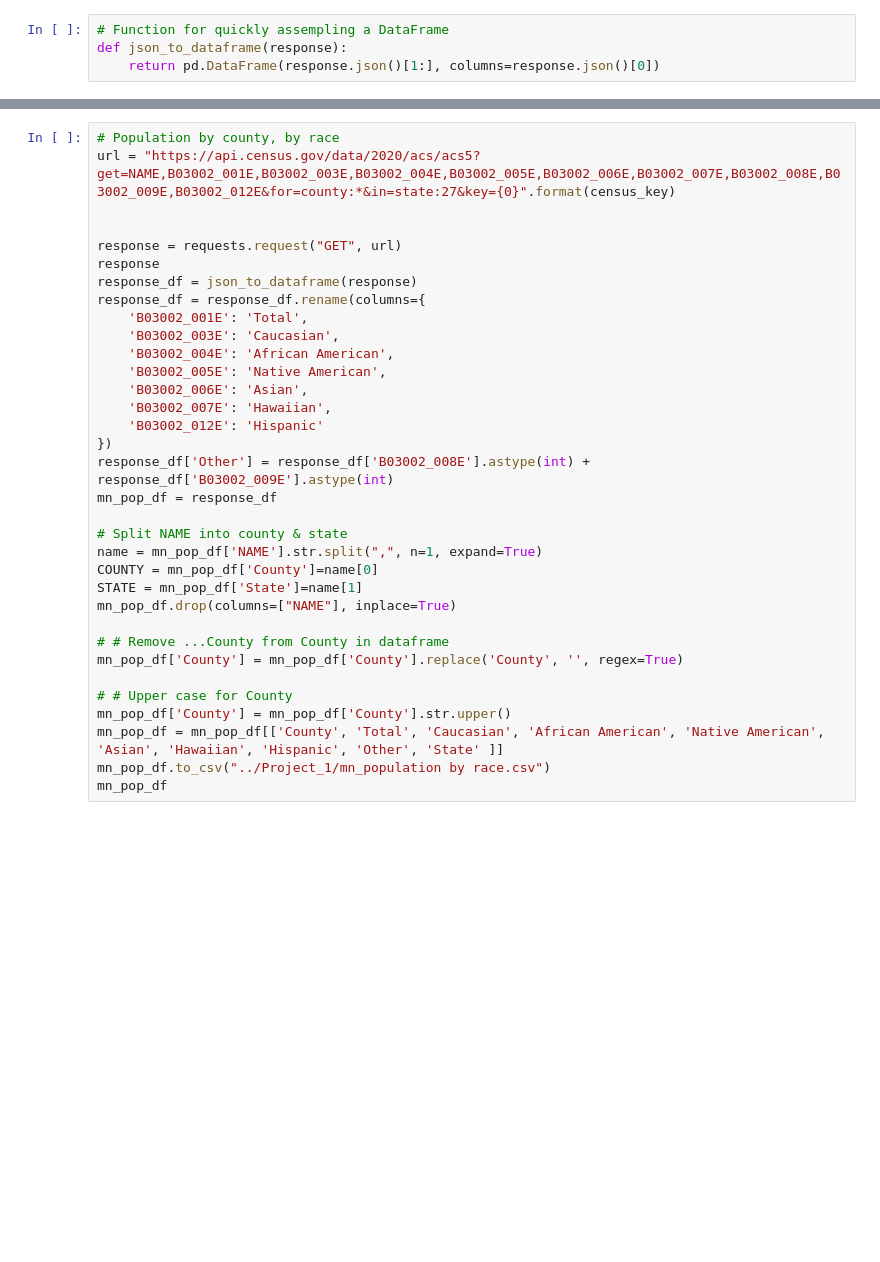
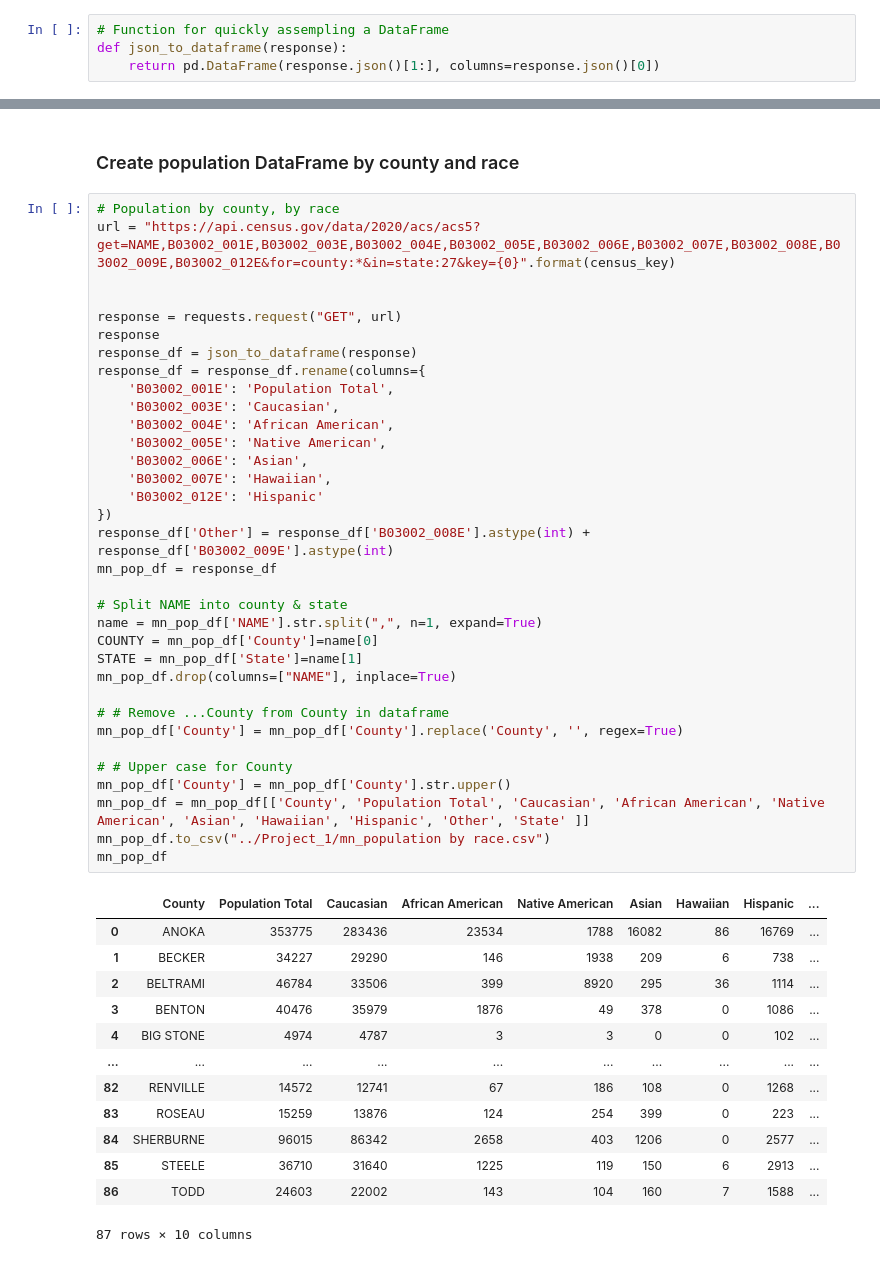
Before and after one commit to tlenzmeier58/Project_1, a Jupyter notebook: working.ipynb, the cells around one changed output, grey strips where cells are left out. Drawn from its saved outputs; the diff is of its cells as text; blank space fills up the shorter version.

```diff
--- a/working.ipynb
+++ b/working.ipynb
@@ -71,34 +146,50 @@ poverty_df
+# %% [markdown]
+### Create population DataFrame by county and race
 # %%
 # Population by county, by race
 url = "https://api.census.gov/data/2020/acs/acs5?get=NAME,B03002_001E,B03002_003E,B03002_004E,B03002_005E,B03002_006E,B03002_007E,B03002_008E,B03002_009E,B03002_012E&for=county:*&in=state:27&key={0}".format(census_key)
 
 
 response = requests.request("GET", url)
 response
 response_df = json_to_dataframe(response)
 response_df = response_df.rename(columns={
-    'B03002_001E': 'Total',
+    'B03002_001E': 'Population Total',
     'B03002_003E': 'Caucasian',
     'B03002_004E': 'African American',
     'B03002_005E': 'Native American',
     'B03002_006E': 'Asian',
     'B03002_007E': 'Hawaiian',
     'B03002_012E': 'Hispanic'
 })
 response_df['Other'] = response_df['B03002_008E'].astype(int) + response_df['B03002_009E'].astype(int)
 mn_pop_df = response_df
 
 # Split NAME into county & state
 name = mn_pop_df['NAME'].str.split(",", n=1, expand=True)
 COUNTY = mn_pop_df['County']=name[0]
 STATE = mn_pop_df['State']=name[1]
 mn_pop_df.drop(columns=["NAME"], inplace=True)
 
 # # Remove ...County from County in dataframe
 mn_pop_df['County'] = mn_pop_df['County'].replace('County', '', regex=True)
 
 # # Upper case for County
 mn_pop_df['County'] = mn_pop_df['County'].str.upper()
-mn_pop_df = mn_pop_df[['County', 'Total', 'Caucasian', 'African American', 'Native American', 'Asian', 'Hawaiian', 'Hispanic', 'Other', 'State' ]]
+mn_pop_df = mn_pop_df[['County', 'Population Total', 'Caucasian', 'African American', 'Native American', 'Asian', 'Hawaiian', 'Hispanic', 'Other', 'State' ]]
 mn_pop_df.to_csv("../Project_1/mn_population by race.csv")
 mn_pop_df
+# %% [output]
+|  | County | Population Total | Caucasian | African American | Native American | Asian | Hawaiian | Hispanic | ... |
+| 0 | ANOKA | 353775 | 283436 | 23534 | 1788 | 16082 | 86 | 16769 | ... |
+| 1 | BECKER | 34227 | 29290 | 146 | 1938 | 209 | 6 | 738 | ... |
+| 2 | BELTRAMI | 46784 | 33506 | 399 | 8920 | 295 | 36 | 1114 | ... |
+| 3 | BENTON | 40476 | 35979 | 1876 | 49 | 378 | 0 | 1086 | ... |
+| 4 | BIG STONE | 4974 | 4787 | 3 | 3 | 0 | 0 | 102 | ... |
+| ... | ... | ... | ... | ... | ... | ... | ... | ... | ... |
+| 82 | RENVILLE | 14572 | 12741 | 67 | 186 | 108 | 0 | 1268 | ... |
+| 83 | ROSEAU | 15259 | 13876 | 124 | 254 | 399 | 0 | 223 | ... |
+| 84 | SHERBURNE | 96015 | 86342 | 2658 | 403 | 1206 | 0 | 2577 | ... |
+| 85 | STEELE | 36710 | 31640 | 1225 | 119 | 150 | 6 | 2913 | ... |
+| 86 | TODD | 24603 | 22002 | 143 | 104 | 160 | 7 | 1588 | ... |
+87 rows × 10 columns
```
Also changed, not shown: parts of 15 cells of this notebook, 3 other files.
